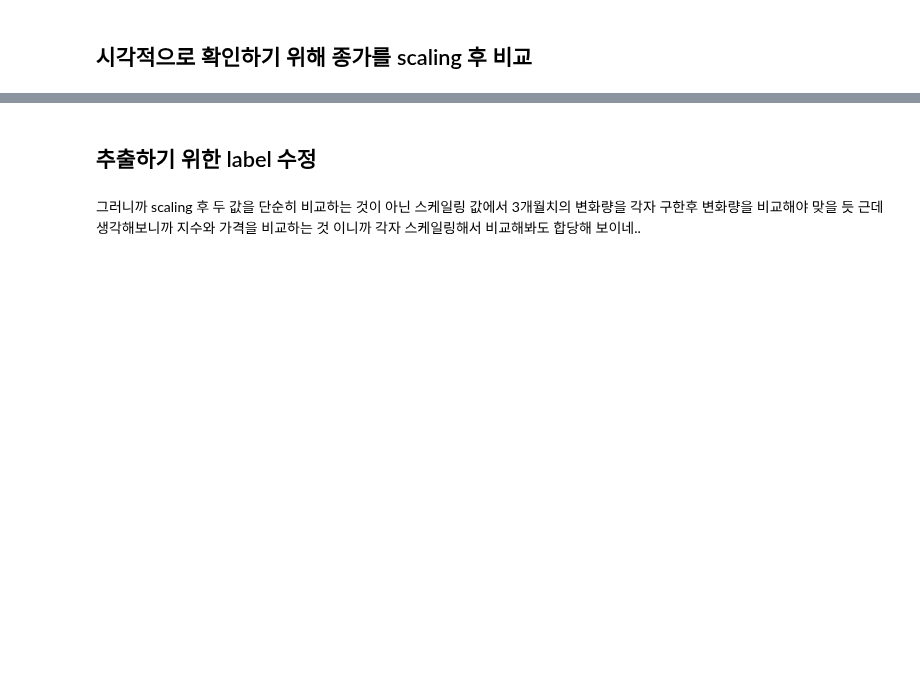
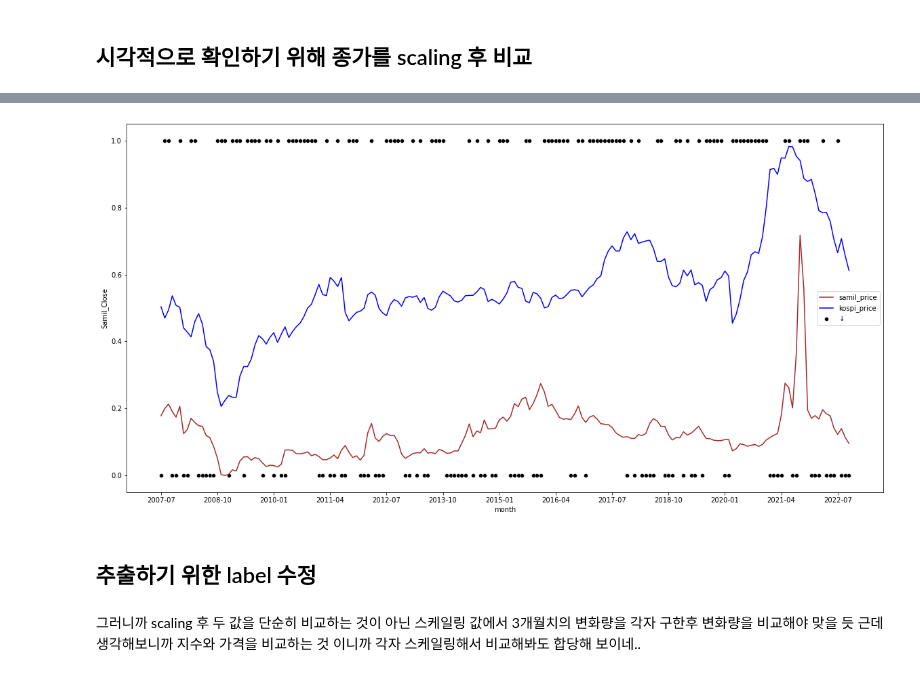
Before and after one commit to lhshs/2022_YDS2, a Jupyter notebook: EDA/lhs/Problem_definition_Verification_Samil.ipynb, the cells around one changed output, grey strips where cells are left out. Drawn from its saved outputs; the diff is of its cells as text; code cells hidden in the pictures; blank space fills up the shorter version.

```diff
--- a/EDA/lhs/Problem_definition_Verification_Samil.ipynb
+++ b/EDA/lhs/Problem_definition_Verification_Samil.ipynb
@@ -149,5 +312,5 @@ len(Ratio_list)
 # %%
-LowerThanKospi_3m = pd.DataFrame(Ratio_list,columns=['label'])
+LowerThanKospi_1m = pd.DataFrame(Ratio_list,columns=['label'])
 # LowerThanKospi_3m.Ratio_list = LowerThanKospi_3m['Ratio_list'] < 0
 # LowerThanKospi_3m = LowerThanKospi_3m.fillna(0)
 # %%
@@ -157,4 +339,4 @@ df
 # %%
-LowerThanKospi_3m_label = pd.concat([df, LowerThanKospi_3m], axis=1)
-LowerThanKospi_3m_label = LowerThanKospi_3m_label.fillna(1)
+LowerThanKospi_1m_label = pd.concat([df, LowerThanKospi_1m], axis=1)
+LowerThanKospi_1m_label = LowerThanKospi_1m_label.fillna(0)
 # %%
@@ -182,4 +384,4 @@ LowerThanKospi_3m_label.label.value_counts()
 # %%
-LowerThanKospi_3m_label.label = LowerThanKospi_3m_label.label.replace(-1, 0)
-LowerThanKospi_3m_label.label = LowerThanKospi_3m_label.label.replace(1, 0.2)
-LowerThanKospi_3m_label
+# LowerThanKospi_1m_label.label = LowerThanKospi_3m_label.label.replace(0, 1)
+LowerThanKospi_1m_label.label = LowerThanKospi_1m_label.label.replace(-0.2, 1)
+LowerThanKospi_1m_label
@@ -213,5 +404,5 @@ kospi_scaled.insert(0, 'Date', kospi['Date'])
 # %%
-a = 500
-LowerThanKospi_3m_label_ = LowerThanKospi_3m_label[:a]
-samil_scaled_ = samil_scaled[:a]
-kospi_scaled_ = kospi_scaled[:a]
+a = 90
+LowerThanKospi_1m_label_ = LowerThanKospi_1m_label[a:]
+# samil_scaled_ = samil_scaled[:a]
+# kospi_scaled_ = kospi_scaled[:a]
@@ -222,28 +425,31 @@ LowerThanKospi_3m_label
 # %%
 # 주가 데이터 그래프
 
-data1 = samil_scaled_
-data2 = kospi_scaled_
-data3 = LowerThanKospi_3m_label_
+data1 = LowerThanKospi_1m_label_
 
 plt.figure(figsize=(20, 10))
 plt.rcParams['font.family'] = 'NanumGothic'
 
 # plt.subplot(2, 1, 1)
-plt.axhline(y=0, color='black', linewidth=1)
-sns.lineplot(data=data1, x="Date", y='Close', label='samil_price', color='brown')
-sns.lineplot(data=data2, x="Date", y='Close', label='kospi_price', color='blue')
-ax = sns.scatterplot(data=data3, x="Date", y="label", label='↓', color='black')
+# plt.axhline(y=0, color='black', linewidth=1)
+ax = sns.lineplot(data=data1, x="month", y='Samil_Close', label='samil_price', color='brown')
+ax = sns.lineplot(data=data1, x="month", y='Kospi_Close', label='kospi_price', color='blue')
+ax = sns.scatterplot(data=data1, x="month", y="label", label='↓', color='black')
 
 '''
 plt.subplot(2, 1, 1)
 plt.figure(figsize=(20, 10))
 plt.axhline(y=0, color='r', linewidth=1)
 sns.lineplot(data=data3, x="Date", y='Kospi_Change', label='kospi_change', color='orange')
 sns.lineplot(data=data3, x='Date', y='CJ_Change', label='cj_change', color='skyBlue')
 '''
 
+total_len = len(data1.index)
+ax.set_xticks(np.arange(0, total_len + 1, 15))
+
 plt.show()
+# %% [output]
+[figure, added]
 # %%
 # 그래프 완곡하게
 # 추세선 느낌
```
Also changed, not shown: parts of 36 cells of this notebook, 1 other file.
